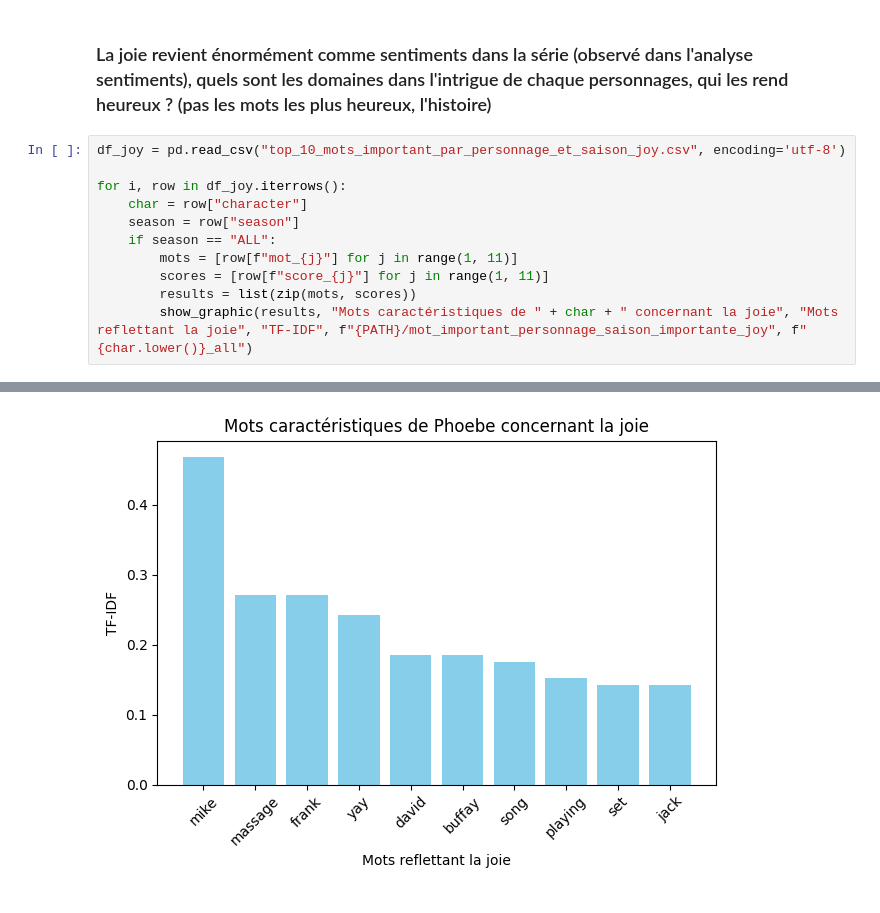
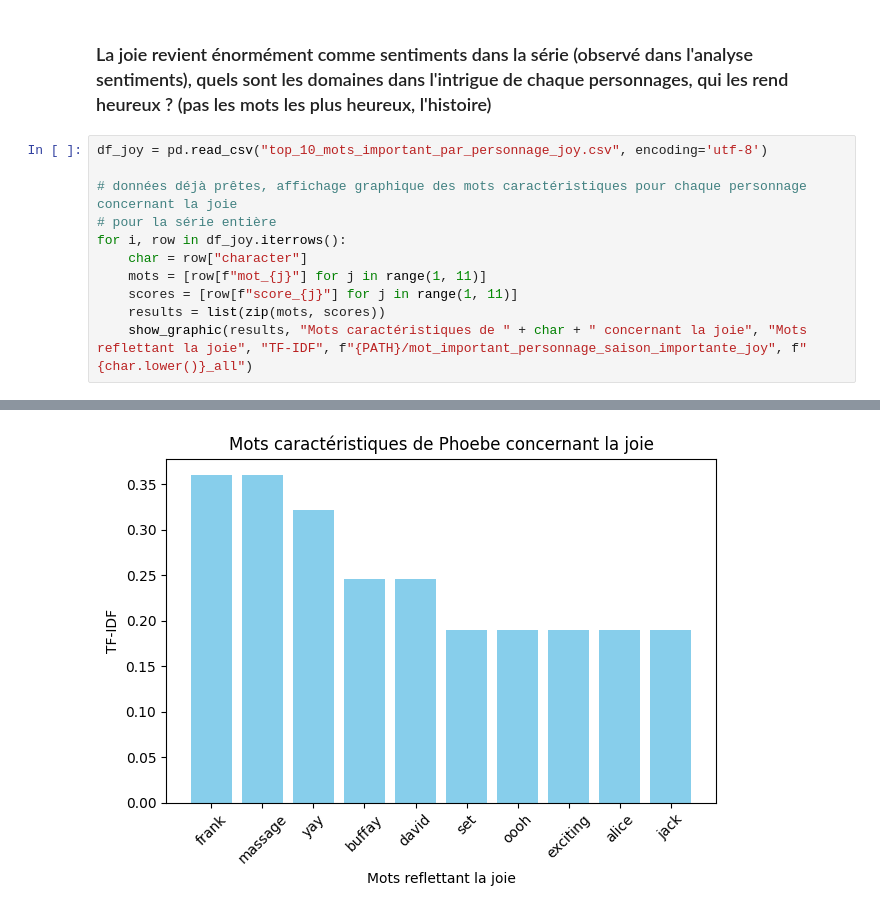
Before and after one commit to chouettchouett/BE_Interface, a Jupyter notebook: python/recherche/etude_mots_idf.ipynb, the cells around one changed output, grey strips where cells are left out. Drawn from its saved outputs; the diff is of its cells as text.

```diff
--- a/python/recherche/etude_mots_idf.ipynb
+++ b/python/recherche/etude_mots_idf.ipynb
@@ -93,14 +97,14 @@ for character, seasons in usefull_graphics.items():
 # %% [markdown]
 ### La joie revient énormément comme sentiments dans la série (observé dans l'analyse sentiments), quels sont les domaines dans l'intrigue de chaque personnages, qui les rend heureux ? (pas les mots les plus heureux, l'histoire)
 # %%
-df_joy = pd.read_csv("top_10_mots_important_par_personnage_et_saison_joy.csv", encoding='utf-8')
+df_joy = pd.read_csv("top_10_mots_important_par_personnage_joy.csv", encoding='utf-8')
 
+# données déjà prêtes, affichage graphique des mots caractéristiques pour chaque personnage concernant la joie
+# pour la série entière
 for i, row in df_joy.iterrows():
     char = row["character"]
-    season = row["season"]
-    if season == "ALL":
-        mots = [row[f"mot_{j}"] for j in range(1, 11)]
-        scores = [row[f"score_{j}"] for j in range(1, 11)]
-        results = list(zip(mots, scores))
-        show_graphic(results, "Mots caractéristiques de " + char + " concernant la joie", "Mots reflettant la joie", "TF-IDF", f"{PATH}/mot_important_personnage_saison_importante_joy", f"{char.lower()}_all")
+    mots = [row[f"mot_{j}"] for j in range(1, 11)]
+    scores = [row[f"score_{j}"] for j in range(1, 11)]
+    results = list(zip(mots, scores))
+    show_graphic(results, "Mots caractéristiques de " + char + " concernant la joie", "Mots reflettant la joie", "TF-IDF", f"{PATH}/mot_important_personnage_saison_importante_joy", f"{char.lower()}_all")
 # %% [output]
@@ -111 +115 @@ for i, row in df_joy.iterrows():
-[figure, old version]
+[figure, new version]
```
Also changed, not shown: parts of 18 cells of this notebook, 32 other files.
